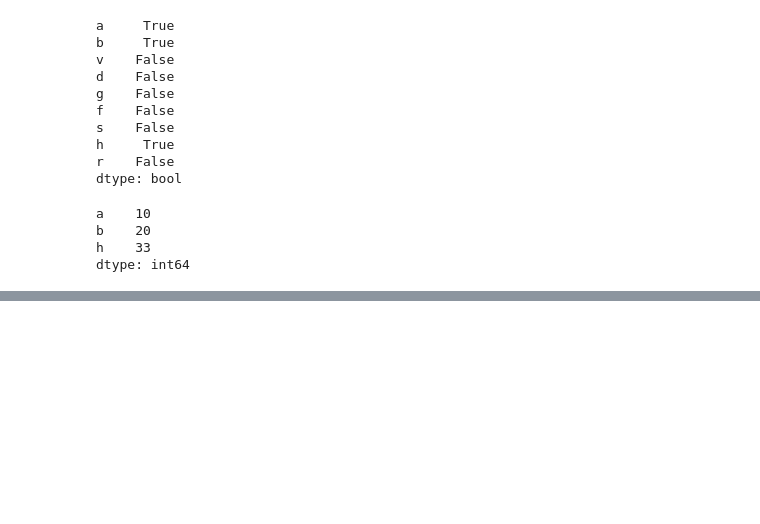
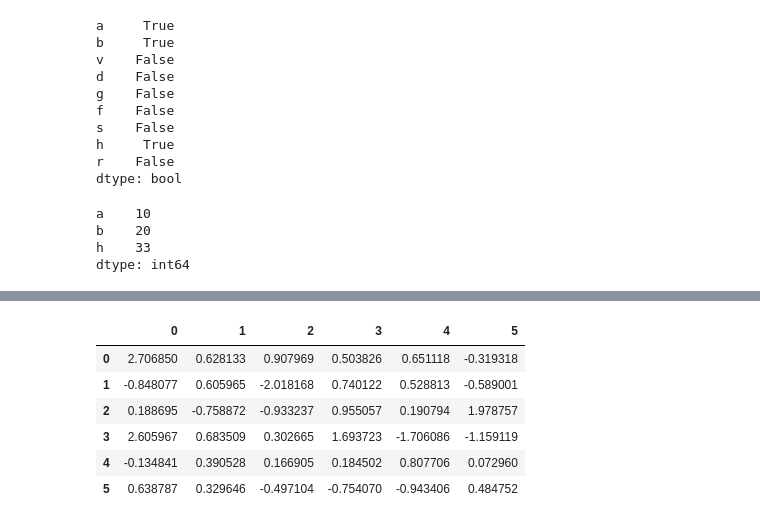
Before and after one commit to SriRamK345/Pandas_lib, a Jupyter notebook: Pandas.ipynb, the cells around one changed output, grey strips where cells are left out. Saved outputs shown, nothing was run; the diff lists cells and outputs as text; code cells hidden in the pictures; blank space fills up the shorter version.

```diff
--- a/Pandas.ipynb
+++ b/Pandas.ipynb
@@ -155,0 +237,12 @@ dtype: int64
+# %%
+np.random.seed(101) # set seed
+d_f=pd.DataFrame(np.random.randn(6,6)) # random number
+d_f
+# %% [output]
+|  | 0 | 1 | 2 | 3 | 4 | 5 |
+| 0 | 2.706850 | 0.628133 | 0.907969 | 0.503826 | 0.651118 | -0.319318 |
+| 1 | -0.848077 | 0.605965 | -2.018168 | 0.740122 | 0.528813 | -0.589001 |
+| 2 | 0.188695 | -0.758872 | -0.933237 | 0.955057 | 0.190794 | 1.978757 |
+| 3 | 2.605967 | 0.683509 | 0.302665 | 1.693723 | -1.706086 | -1.159119 |
+| 4 | -0.134841 | 0.390528 | 0.166905 | 0.184502 | 0.807706 | 0.072960 |
+| 5 | 0.638787 | 0.329646 | -0.497104 | -0.754070 | -0.943406 | 0.484752 |
```
Also changed, not shown: parts of 27 cells of this notebook.
